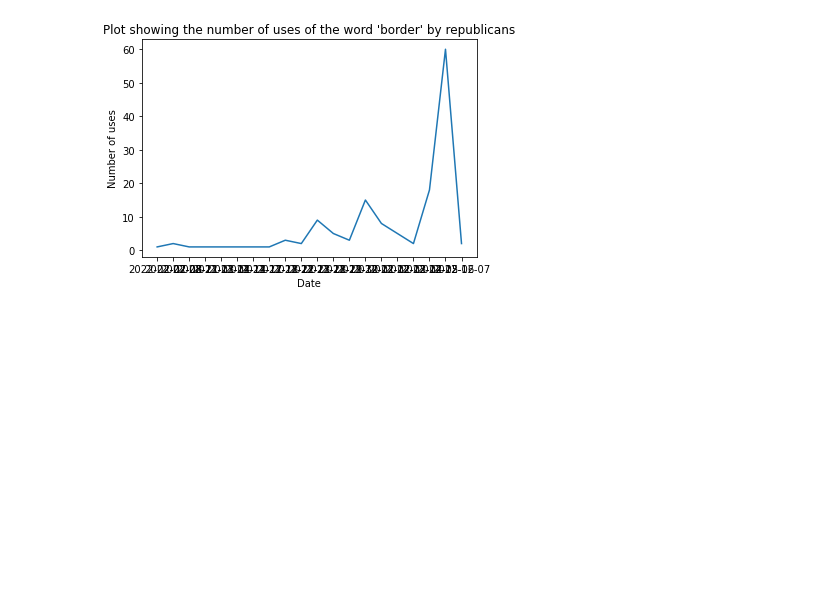
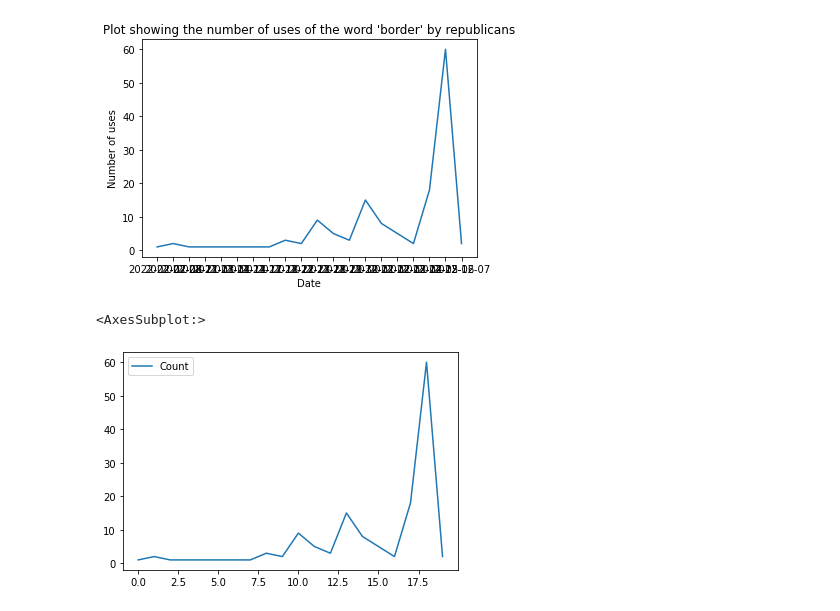
Before and after one commit to maiahalle/DS105-Project, a Jupyter notebook: creating_visualisations.ipynb, the cells around one changed output. Drawn from its saved outputs; the diff is of its cells as text; code cells hidden in the pictures; blank space fills up the shorter version.

Commit message:
Amara visuals

```diff
--- a/creating_visualisations.ipynb
+++ b/creating_visualisations.ipynb
@@ -318,3 +318,8 @@ plt.ylabel('Number of uses')
 plt.show()
 # %% [output]
 [figure]
+# %%
+df_grouped_border.plot()
+# %% [output]
+<AxesSubplot:>
+[figure, added]
```
Also changed, not shown: parts of 10 cells of this notebook.
